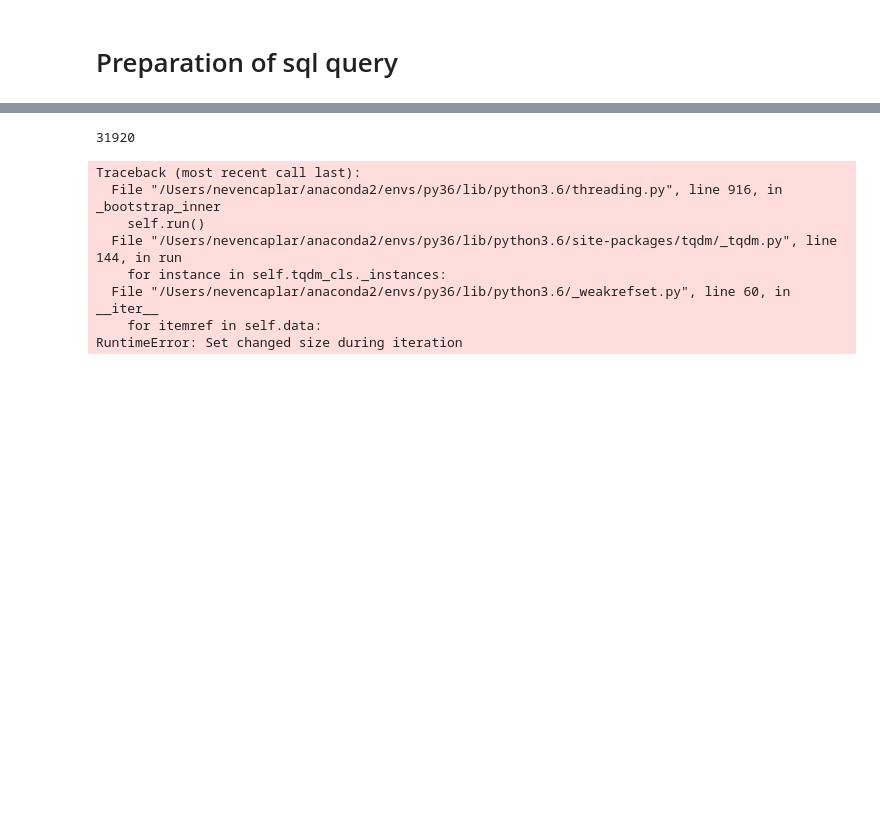
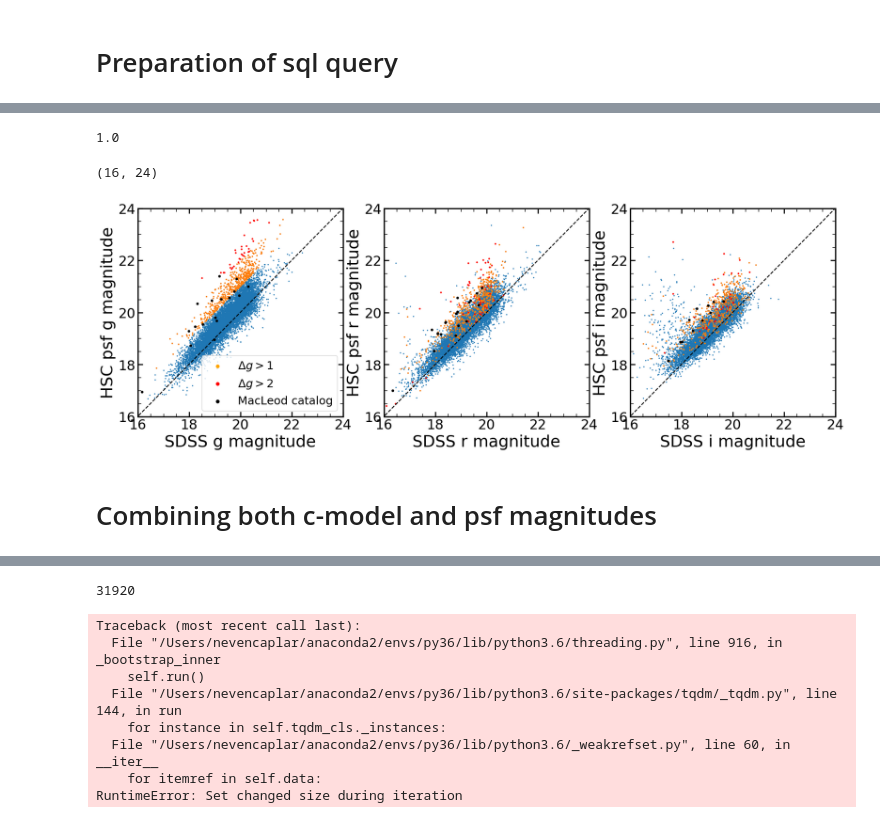
Before and after one commit to nevencaplar/Variability, a Jupyter notebook: HSC/HSC_Changed_QSO.ipynb, the cells around one changed output, grey strips where cells are left out. Drawn from its saved outputs; the diff is of its cells as text; code cells hidden in the pictures; blank space fills up the shorter version.

```diff
--- a/HSC/HSC_Changed_QSO.ipynb
+++ b/HSC/HSC_Changed_QSO.ipynb
@@ -123,0 +374,63 @@ FROM
+# %%
+# Check that you selected correct objects by comparing SDSS and MacLeod catalogue
+is_correctly_matched=[]
+for i in range(len(matched_array_MacLeod_SDSS)):
+    is_correctly_matched.append(matched_array_MacLeod_SDSS[i][0]==matched_array_MacLeod_SDSS[i][24])
+
+# if result is 1, it is correct
+print(np.mean(is_correctly_matched))
+# %% [output]
+1.0
+# %%
+plt.figure(figsize=(20,6))
+plt.subplot(131)
+
+plt.scatter(matched_array_filtered[:,2],matched_array_filtered[:,8+2],s=1)
+plt.scatter(matched_array_filtered[:,2][(matched_array_filtered[:,8+2]-matched_array_filtered[:,2])>1],
+            matched_array_filtered[:,8+2][(matched_array_filtered[:,8+2]-matched_array_filtered[:,2])>1],s=2)
+plt.scatter(matched_array_filtered[:,2][(matched_array_filtered[:,8+2]-matched_array_filtered[:,2])>2],
+            matched_array_filtered[:,8+2][(matched_array_filtered[:,8+2]-matched_array_filtered[:,2])>2],s=3,color='red')
+plt.scatter(matched_array_MacLeod_SDSS[:,3],matched_array_MacLeod_SDSS[:,17],s=10,color='black')
+
+
+plt.scatter([], [], c='orange', s=25,label='$\Delta g>1$')
+plt.scatter([], [], c='red',  s=25,label='$\Delta g>2$')
+plt.scatter([], [], c='black', s=25,label='MacLeod catalog')
+plt.legend()
+
+plt.xlabel('SDSS g magnitude')
+plt.ylabel('HSC psf g magnitude')
+plt.plot(range(0,100),range(0,100),color='black',ls='--')
+plt.xlim(16,24)
+plt.ylim(16,24)
+
+plt.subplot(132)
+
+plt.scatter(matched_array_filtered[:,4],matched_array_filtered[:,14+4],s=1)
+plt.scatter(matched_array_filtered[:,4][(matched_array_filtered[:,14+2]-matched_array_filtered[:,2])>1],matched_array_filtered[:,14+4][(matched_array_filtered[:,14+2]-matched_array_filtered[:,2])>1],s=2)
+plt.scatter(matched_array_filtered[:,4][(matched_array_filtered[:,14+2]-matched_array_filtered[:,2])>2],matched_array_filtered[:,14+4][(matched_array_filtered[:,14+2]-matched_array_filtered[:,2])>2],s=3,color='red')
+plt.scatter(matched_array_MacLeod_SDSS[:,5],matched_array_MacLeod_SDSS[:,19],s=10,color='black')
+
+plt.xlabel('SDSS r magnitude')
+plt.ylabel('HSC psf r magnitude')
+plt.plot(range(0,100),range(0,100),color='black',ls='--')
+plt.xlim(16,24)
+plt.ylim(16,24)
+
+plt.subplot(133)
+
+plt.scatter(matched_array_filtered[:,6],matched_array_filtered[:,14+6],s=1)
+plt.scatter(matched_array_filtered[:,6][(matched_array_filtered[:,14+2]-matched_array_filtered[:,2])>1],matched_array_filtered[:,14+6][(matched_array_filtered[:,14+2]-matched_array_filtered[:,2])>1],s=2)
+plt.scatter(matched_array_filtered[:,6][(matched_array_filtered[:,14+2]-matched_array_filtered[:,2])>2],matched_array_filtered[:,14+6][(matched_array_filtered[:,14+2]-matched_array_filtered[:,2])>2],s=3,color='red')
+plt.scatter(matched_array_MacLeod_SDSS[:,7],matched_array_MacLeod_SDSS[:,21],s=10,color='black')
+
+plt.xlabel('SDSS i magnitude')
+plt.ylabel('HSC psf i magnitude')
+plt.plot(range(0,100),range(0,100),color='black',ls='--')
+plt.xlim(16,24)
+plt.ylim(16,24)
+# %% [output]
+(16, 24)
+[figure, added]
+# %% [markdown]
+# Combining both c-model and psf magnitudes
```
Also changed, not shown: parts of 55 cells of this notebook.
